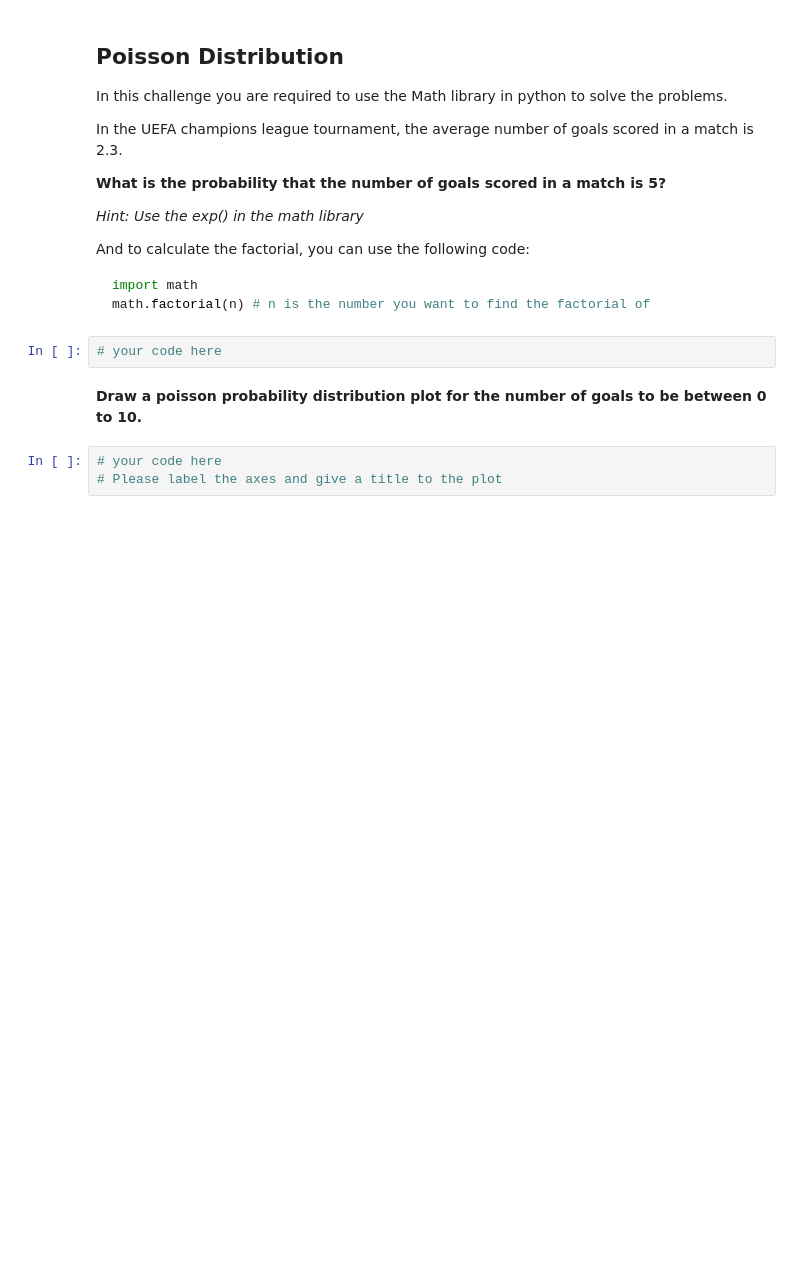
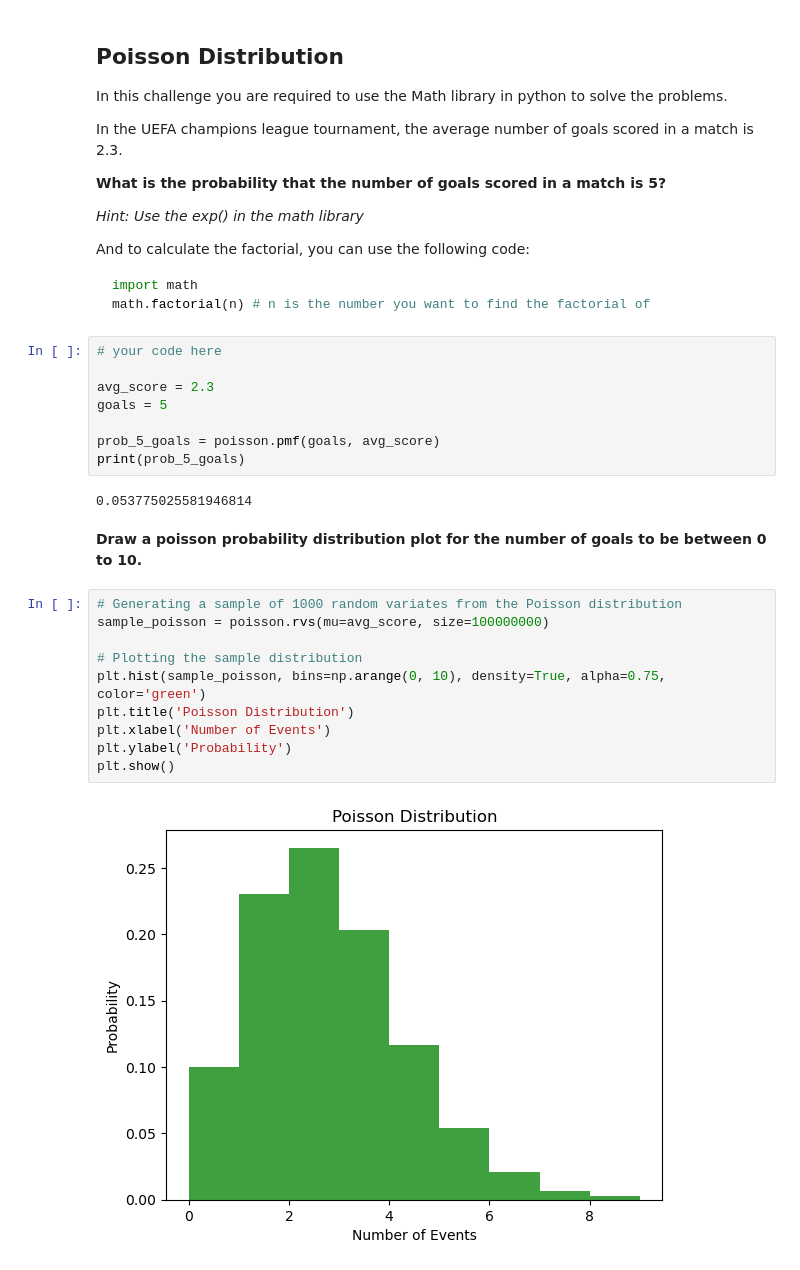
Before and after one commit to mara-pn/lab-discrete-probability-distributions-en, a Jupyter notebook: your-code/main.ipynb, the cells around one changed output. Cells and saved outputs as stored; diff of their text form; blank space fills up the shorter version.

````diff
--- a/your-code/main.ipynb
+++ b/your-code/main.ipynb
@@ -109,10 +135,27 @@ And to calculate the factorial, you can use the following code:
 import math
 math.factorial(n) # n is the number you want to find the factorial of
 ```
-# %%
-# your code here
+# %%
+# your code here
+
+avg_score = 2.3
+goals = 5
+
+prob_5_goals = poisson.pmf(goals, avg_score)
+print(prob_5_goals)
+# %% [output]
+0.053775025581946814
 # %% [markdown]
 **Draw a poisson probability distribution plot for the number of goals to be between 0 to 10.**
-# %%
-# your code here
-# Please label the axes and give a title to the plot
+# %%
+# Generating a sample of 1000 random variates from the Poisson distribution
+sample_poisson = poisson.rvs(mu=avg_score, size=100000000)
+
+# Plotting the sample distribution
+plt.hist(sample_poisson, bins=np.arange(0, 10), density=True, alpha=0.75, color='green')
+plt.title('Poisson Distribution')
+plt.xlabel('Number of Events')
+plt.ylabel('Probability')
+plt.show()
+# %% [output]
+[figure, added]
````
Also changed, not shown: parts of 9 cells of this notebook.
